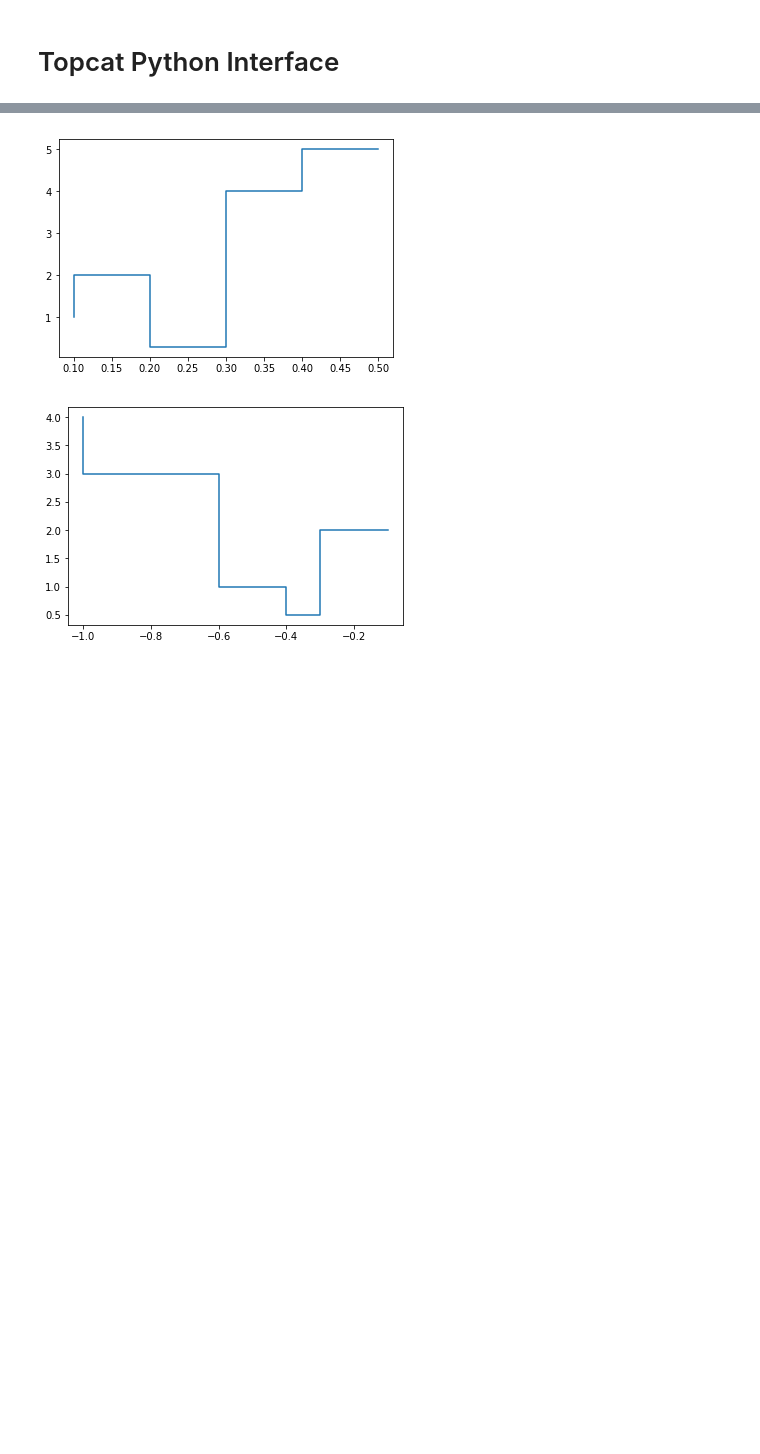
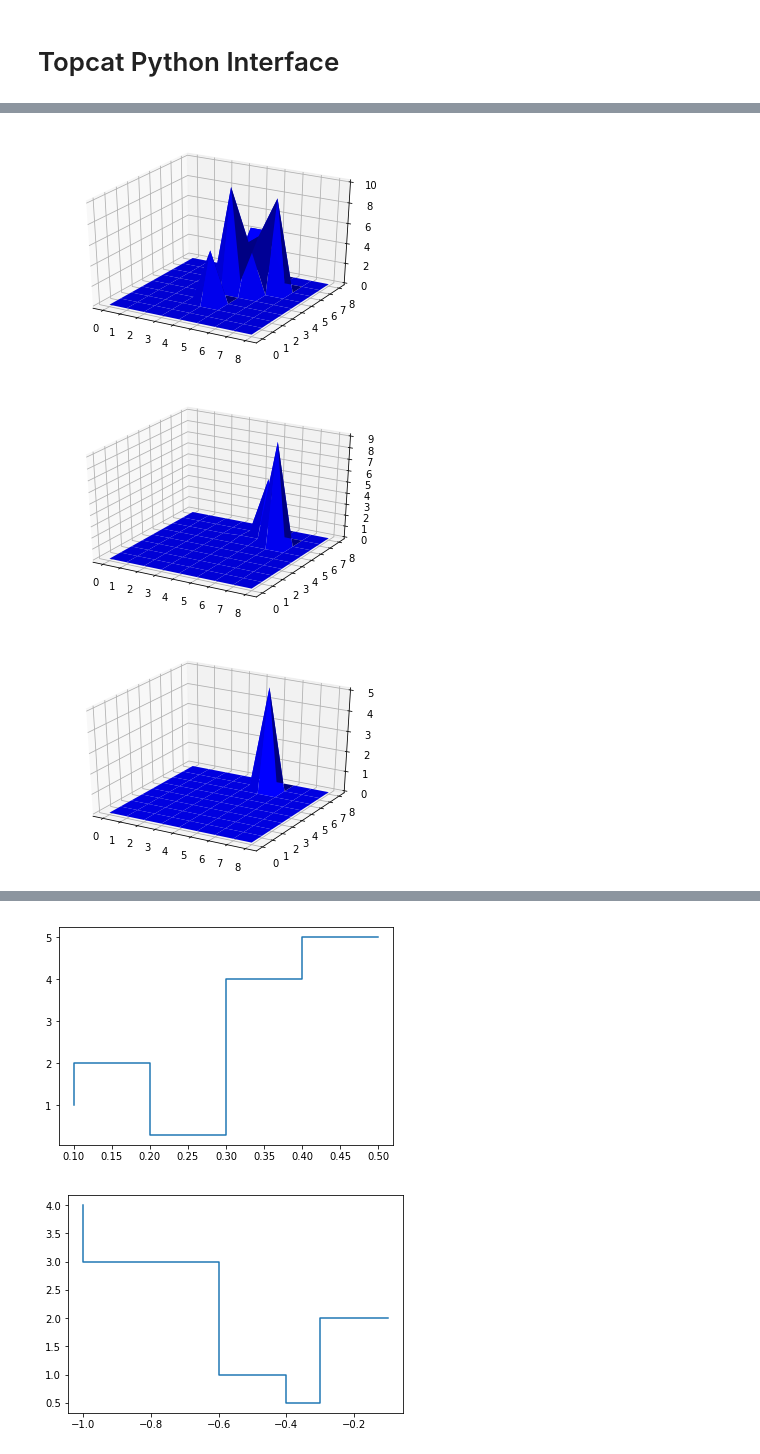
Before and after one commit to olivergafvert/topcat, a Jupyter notebook: python/example.ipynb, the cells around one changed output, grey strips where cells are left out. Drawn from its saved outputs; the diff is of its cells as text; code cells hidden in the pictures; blank space fills up the shorter version.

Commit message:
Added persistence landscapes and new column rep

```diff
--- a/python/example.ipynb
+++ b/python/example.ipynb
@@ -123,3 +124,23 @@ rankInv(persistencemodules[0], [2, 1])
+# %%
+#Persistence landscapes
+landscapes = list(persistencemodules[1].module.persistenceLandscape(2).vectorize())
+
+for i in range(3):
+    fig = plt.figure()
+    ax = fig.add_subplot(111, projection='3d')
+
+    # Make data
+    X = np.arange(0, len(filtrationValues[0]), 1)
+    Y = np.arange(0, len(filtrationValues[1]), 1)
+    x, y = np.meshgrid(X, Y)
+    z = np.asarray(list(landscapes[i])).reshape((len(filtrationValues[0]), len(filtrationValues[1])))
+
+    # Plot the surface
+    ax.plot_surface(x, y, z, color='b')
+# %% [output]
+[figure, added]
+[figure, added]
+[figure, added]
 # %%
 #Stable rank example with standard contour
 stablerank = stableRank(points, distances, np.asarray(filtrationValues), 2)
```
Also changed, not shown: parts of 5 cells of this notebook, 8 other files.
